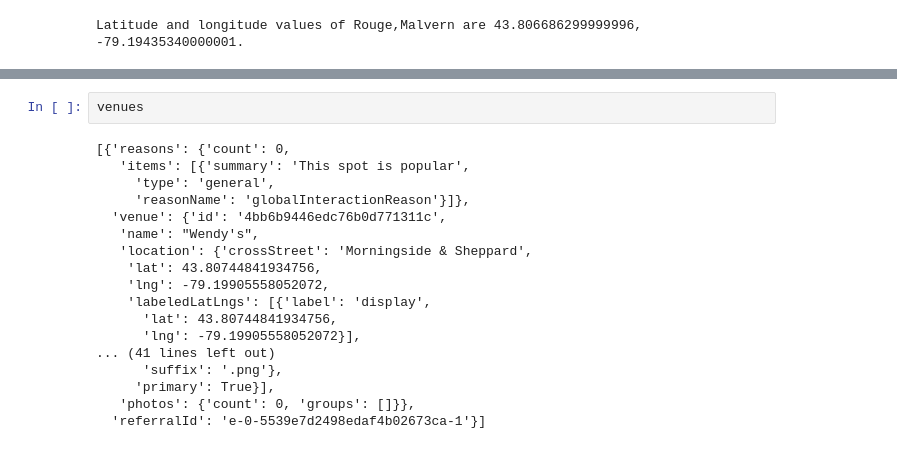
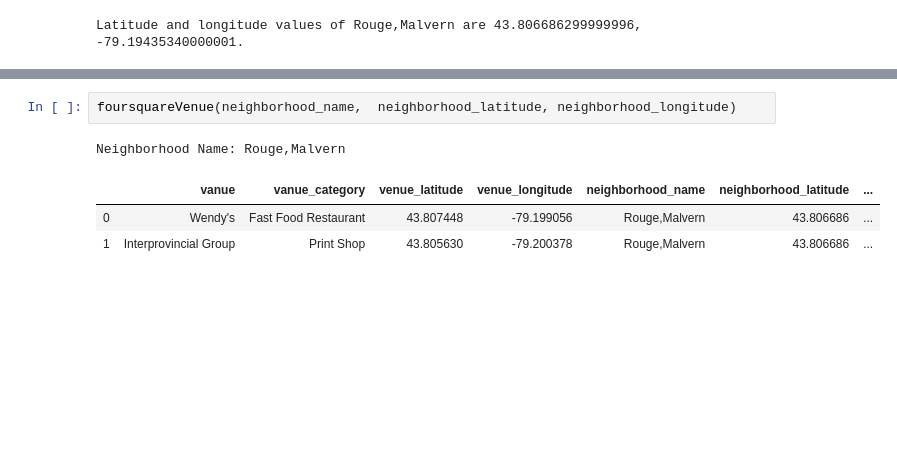
Before and after one commit to recervictory/Coursera_Capstone, a Jupyter notebook: Neighborhoods in Toronto.ipynb, the cells around one changed output, grey strips where cells are left out. Cells and saved outputs as stored; diff of their text form; blank space fills up the shorter version.

```diff
--- a/Neighborhoods in Toronto.ipynb
+++ b/Neighborhoods in Toronto.ipynb
@@ -227,20 +186,7 @@ venues
-# %%
-venues
-# %% [output]
-[{'reasons': {'count': 0,
-   'items': [{'summary': 'This spot is popular',
-     'type': 'general',
-     'reasonName': 'globalInteractionReason'}]},
-  'venue': {'id': '4bb6b9446edc76b0d771311c',
-   'name': "Wendy's",
-   'location': {'crossStreet': 'Morningside & Sheppard',
-    'lat': 43.80744841934756,
-    'lng': -79.19905558052072,
-    'labeledLatLngs': [{'label': 'display',
-      'lat': 43.80744841934756,
-      'lng': -79.19905558052072}],
-... (41 lines left out)
-      'suffix': '.png'},
-     'primary': True}],
-   'photos': {'count': 0, 'groups': []}},
-  'referralId': 'e-0-5539e7d2498edaf4b02673ca-1'}]
+# %%
+foursquareVenue(neighborhood_name,  neighborhood_latitude, neighborhood_longitude)
+# %% [output]
+Neighborhood Name: Rouge,Malvern
+|  | vanue | vanue_category | venue_latitude | venue_longitude | neighborhood_name | neighborhood_latitude | ... |
+| 0 | Wendy's | Fast Food Restaurant | 43.807448 | -79.199056 | Rouge,Malvern | 43.806686 | ... |
+| 1 | Interprovincial Group | Print Shop | 43.805630 | -79.200378 | Rouge,Malvern | 43.806686 | ... |
```
Also changed, not shown: parts of 7 cells of this notebook.
